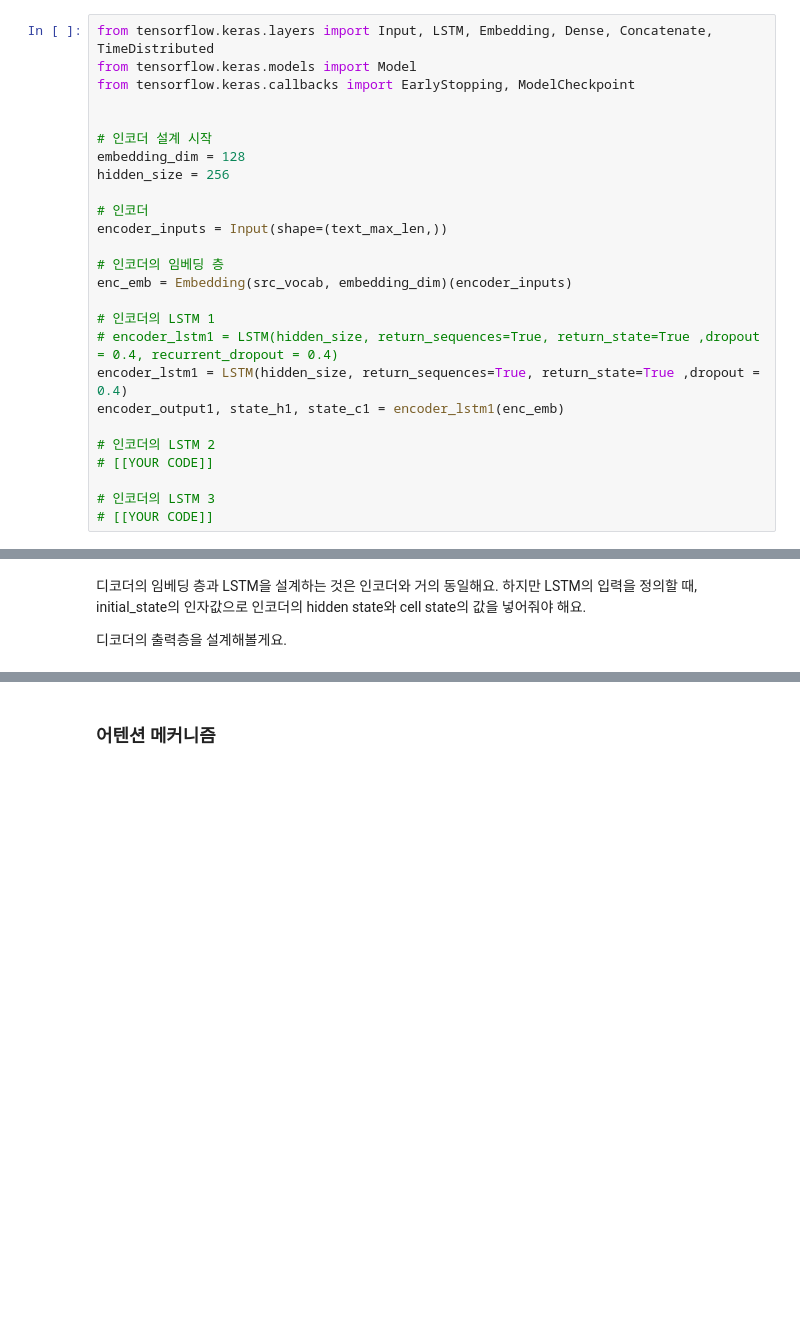
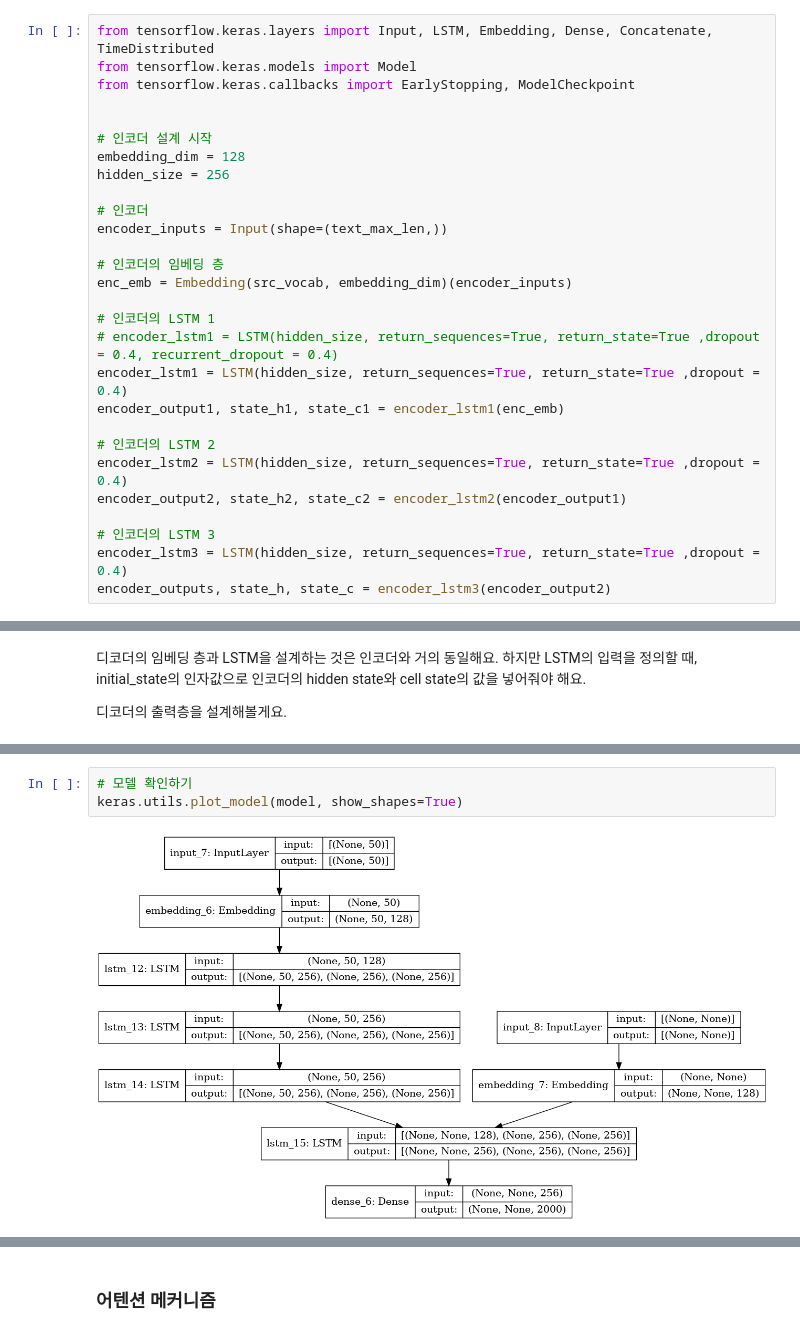
Before and after one commit to coronarita1991/AIFFEL_RESEARCH_STUDY, a Jupyter notebook: Quests/Quest6_20240613/Project_Summarization.ipynb, the cells around one changed output, grey strips where cells are left out. Cells and saved outputs as stored; diff of their text form; blank space fills up the shorter version.

```diff
--- a/Quests/Quest6_20240613/Project_Summarization.ipynb
+++ b/Quests/Quest6_20240613/Project_Summarization.ipynb
@@ -679,8 +728,10 @@ encoder_lstm1 = LSTM(hidden_size, return_sequences=True, return_state=True ,drop
 encoder_output1, state_h1, state_c1 = encoder_lstm1(enc_emb)
 
 # 인코더의 LSTM 2
-# [[YOUR CODE]]
+encoder_lstm2 = LSTM(hidden_size, return_sequences=True, return_state=True ,dropout = 0.4)
+encoder_output2, state_h2, state_c2 = encoder_lstm2(encoder_output1)
 
 # 인코더의 LSTM 3
-# [[YOUR CODE]]
+encoder_lstm3 = LSTM(hidden_size, return_sequences=True, return_state=True ,dropout = 0.4)
+encoder_outputs, state_h, state_c = encoder_lstm3(encoder_output2)
 # %% [markdown]
@@ -736 +807,6 @@ model.summary()
+# %%
+# 모델 확인하기
+keras.utils.plot_model(model, show_shapes=True)
+# %% [output]
+[figure, added]
 # %% [markdown]
```
Also changed, not shown: parts of 190 cells of this notebook.
